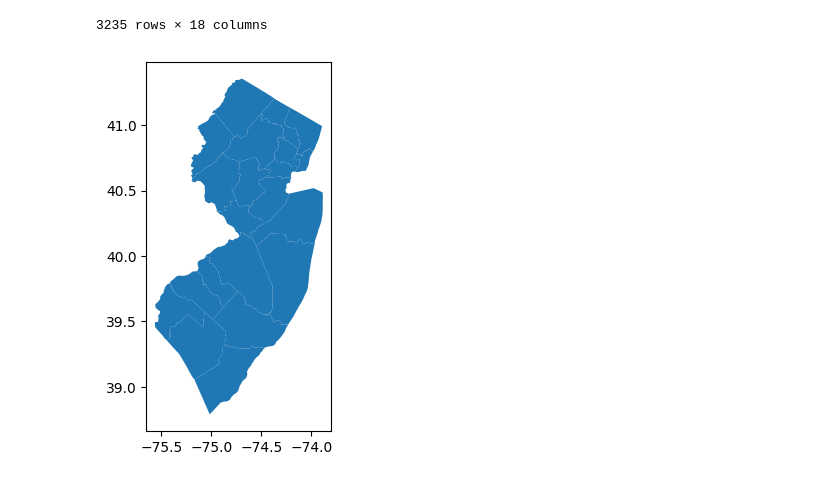
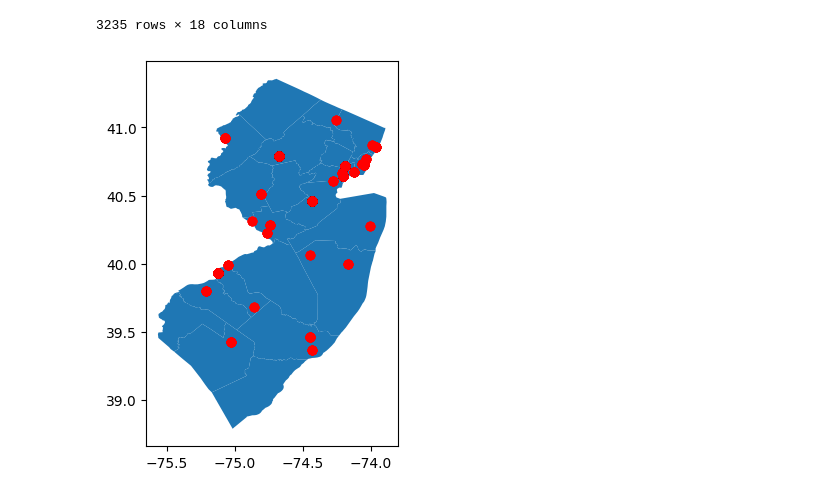
Before and after one commit to ReidelVichot/Relationship_Pollution-LC, a Jupyter notebook: PreliminaryDataExploration.ipynb, the cells around one changed output. Saved outputs shown, nothing was run; the diff lists cells and outputs as text; code cells hidden in the pictures.

```diff
--- a/PreliminaryDataExploration.ipynb
+++ b/PreliminaryDataExploration.ipynb
@@ -132,6 +132,15 @@ US_counties
 | 3234 | 54 | 099 | 01550056 | 54099 | Wayne | Wayne County | 06 | H1 | G4020 | NaN | NaN | ... |
 3235 rows × 18 columns
 # %%
-NJ_counties = US_counties[US_counties["STATEFP"]=="34"].plot()
+NJ_counties = US_counties[US_counties["STATEFP"]=="34"]
-# %% [output]
-[figure, removed]
+# %%
+import matplotlib.pyplot as plt
+
+
+fig,ax = plt.subplots(figsize=(5,5))
+
+NJ_counties.plot(ax=ax)
+gdf.plot(ax=ax, color="r")
+fig.show()
+# %% [output]
+[figure, added]
```
Also changed, not shown: parts of 1 cell of this notebook.
